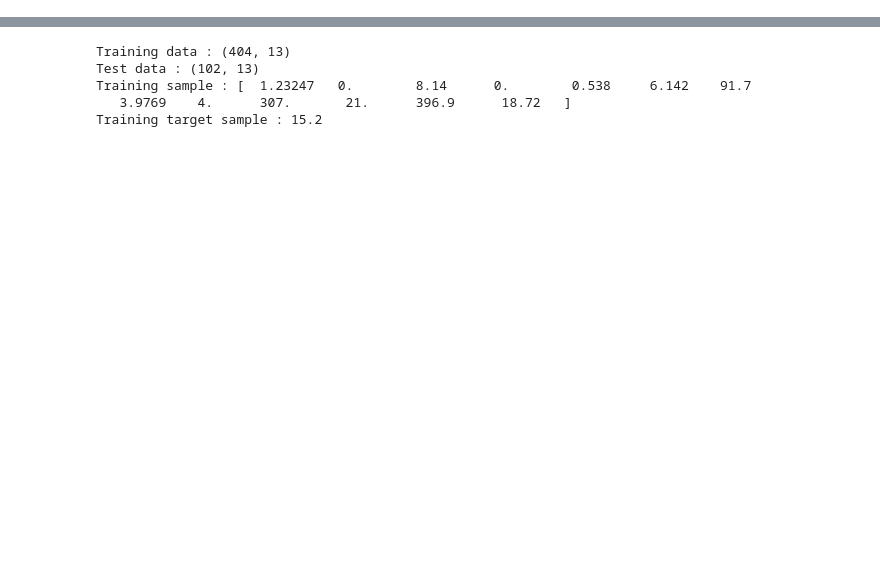
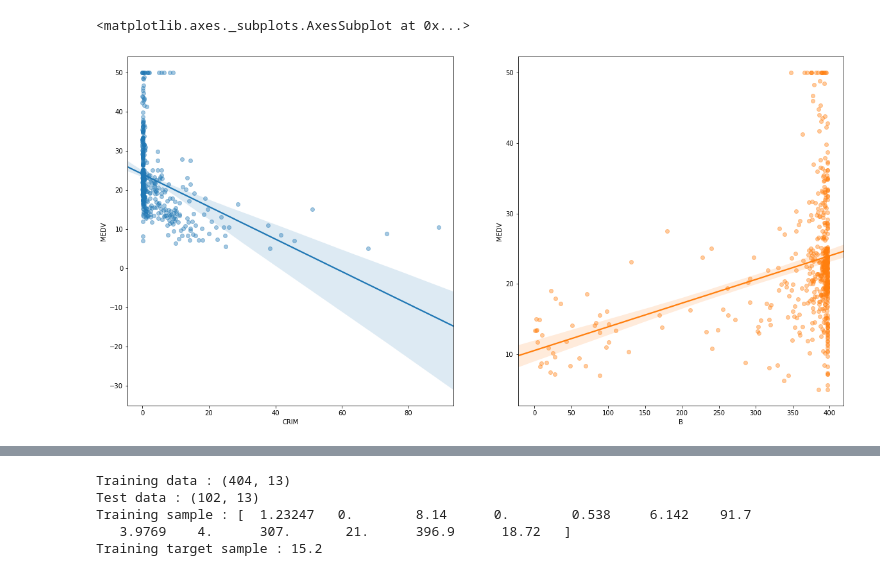
Before and after one commit to Maria1709/machine-learnig-assessment, a Jupyter notebook: Machine Learning Assessment.ipynb, the cells around one changed output, grey strips where cells are left out. Saved outputs shown, nothing was run; the diff lists cells and outputs as text; code cells hidden in the pictures; blank space fills up the shorter version.

```diff
--- a/Machine Learning Assessment.ipynb
+++ b/Machine Learning Assessment.ipynb
@@ -400,0 +192,10 @@ from tensorflow.keras import layers
+# %%
+#Lets compare the house prices against some of the subset of features
+fig, ax = plt.subplots(1, 2)
+sns.regplot('CRIM', 'MEDV', df, ax=ax[0],
+scatter_kws={'alpha': 0.4})
+sns.regplot('B', 'MEDV', df, ax=ax[1],
+scatter_kws={'alpha': 0.4})
+# %% [output]
+<matplotlib.axes._subplots.AxesSubplot at 0x...>
+[figure, added]
```
Also changed, not shown: parts of 173 cells of this notebook, 1 other file.
